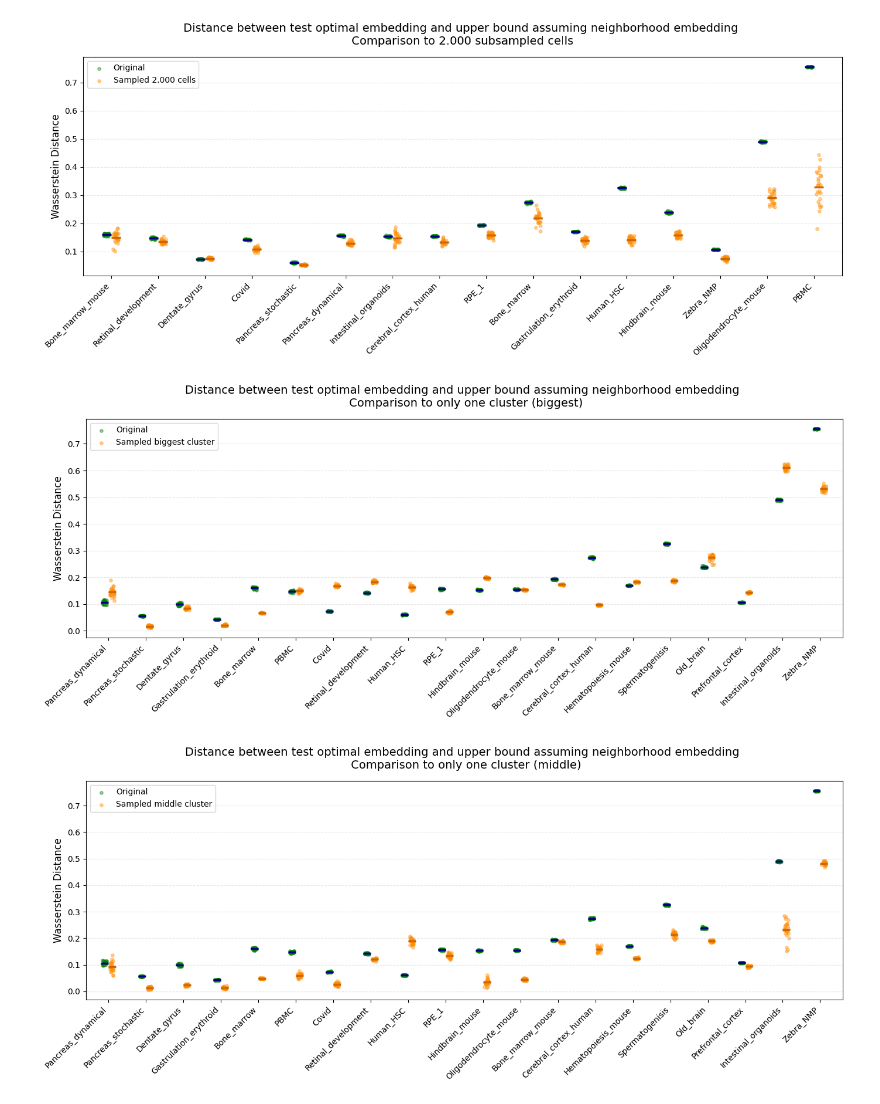
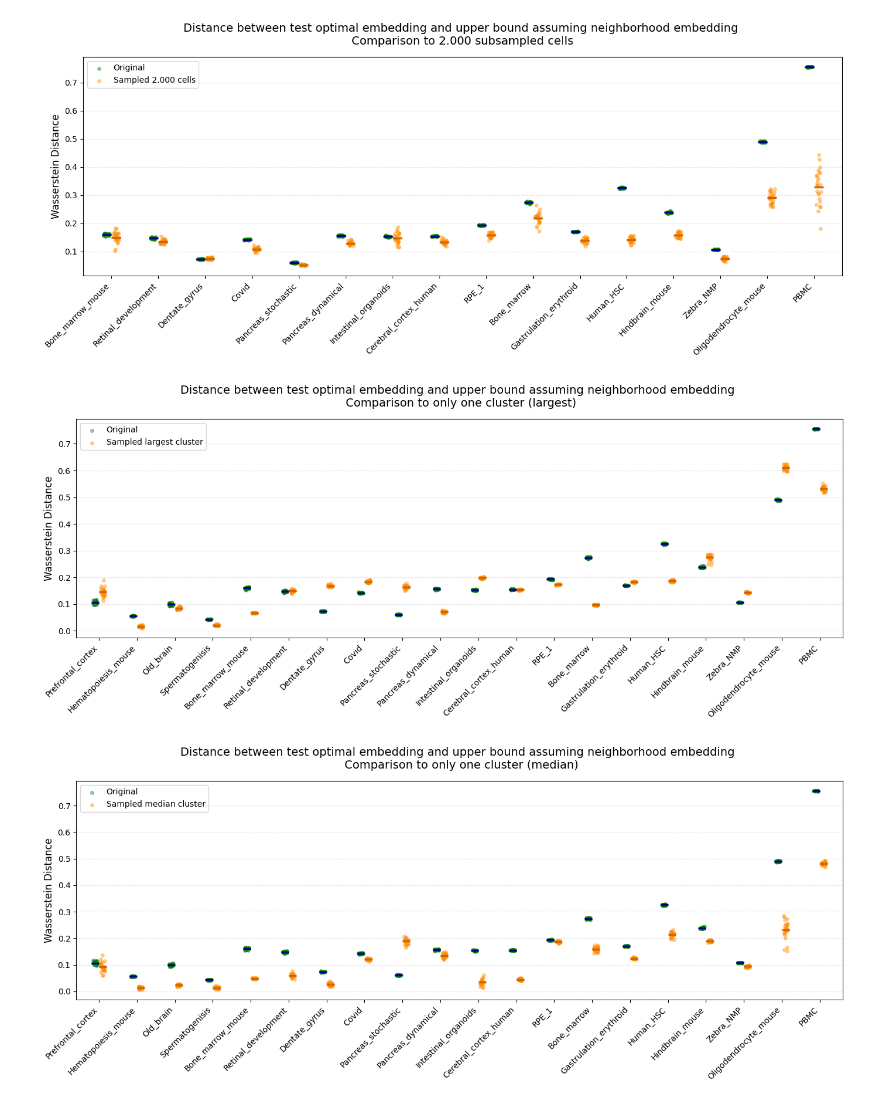
Before and after one commit to Johanna-Engeln/masterthesis_velocity, a Jupyter notebook: script/0529_plotsEmbeddingDistance.ipynb, the cells around one changed output. Saved outputs shown, nothing was run; the diff lists cells and outputs as text; code cells hidden in the pictures.

Commit message:
Update graphs and finalized k runs to collect all the data

```diff
--- a/script/0529_plotsEmbeddingDistance.ipynb
+++ b/script/0529_plotsEmbeddingDistance.ipynb
@@ -47,7 +47,7 @@ for name, path in datasets.items():
 
     print(f"{name}: {adata.n_obs} cells; {np.sum(adata.var.velocity_genes)} velocity genes")
 count_df = pd.DataFrame(list(cell.items()), columns=['Dataset', 'CellCount'])
-gene_df = pd.DataFrame(list(cell.items()), columns=['Dataset', 'VelocityGenes'])
+gene_df = pd.DataFrame(list(gene.items()), columns=['Dataset', 'VelocityGenes'])
 # %% [output]
 Pancreas_dynamical: 3696 cells; 1027 velocity genes
 Pancreas_stochastic: 3696 cells; 1038 velocity genes
@@ -490,26 +490,26 @@ for i, name in enumerate(sorted_dataset_names):
     x_velo = i + offsets['samp']
     h_velo = ax.scatter(add_jitter(x_velo, d['samp']), d['samp'], color=colors['samp'], alpha=0.4, s=15)
     ax.hlines(np.mean(d['samp']), x_velo-0.1, x_velo+0.1, color='#cc6600', linewidth=2.5)
-    if 'Sampled biggest cluster' not in legend_elements:
-        legend_elements['Sampled biggest cluster'] = h_velo
+    if 'Sampled largest cluster' not in legend_elements:
+        legend_elements['Sampled largest cluster'] = h_velo
 
 # Set x-ticks exactly at the integer positions for the datasets
-ax.set_xticks(range(len(plotset)))
-ax.set_xticklabels(plotset, rotation=45, ha='right', fontsize=10)
-ax.set_xlim(-0.6, len(plotset) - 0.4)
+ax.set_xticks(range(len(sorted_dataset_names)))
+ax.set_xticklabels(sorted_dataset_names, rotation=45, ha='right', fontsize=10)
+ax.set_xlim(-0.6, len(sorted_dataset_names) - 0.4)
 
 ax.grid(True, axis='y', alpha=0.3, linestyle='--')
 ax.set_ylabel("Wasserstein Distance", fontsize=12)
-ax.set_title("Distance between test optimal embedding and upper bound assuming neighborhood embedding \n Comparison to only one cluster (biggest)", fontsize=14, pad=15)
+ax.set_title("Distance between test optimal embedding and upper bound assuming neighborhood embedding \n Comparison to only one cluster (largest)", fontsize=14, pad=15)
 
 # Build custom legend using our deduplicated handles
 ax.legend(legend_elements.values(), legend_elements.keys(), loc='upper left')
 
 plt.tight_layout()
-# plt.savefig("results/Wasserstein_UMAP_Neighbors.pdf", transparent=True)
+plt.savefig("/mnt/volume/Johanna_Velotest/results/final_distance_tables/Wasserstein_tSNE_biggest_cluster.pdf", transparent=True, dpi= 450)
 plt.show()
 # %% [output]
-[figure, old version]
+[figure, new version]
 # %%
 plotset = {}
 
@@ -543,38 +543,38 @@ colors = {'tsne': 'green', 'umap': 'royalblue', 'samp': 'darkorange'}
 
 # Dictionary to catch one of each handle for a clean legend
 legend_elements = {}
 
 for i, name in enumerate(sorted_dataset_names):
     d = plotset[name]
 
     # Plot Original tSNE
     x_tsne = i + offsets['tsne']
     h_tsne = ax.scatter(add_jitter(x_tsne, d['tsne']), d['tsne'], color=colors['tsne'], alpha=0.4, s=15)
     h_mean = ax.hlines(np.mean(d['tsne']), x_tsne-0.1, x_tsne+0.1, color='darkblue', linewidth=2.5)
     if 'Original' not in legend_elements:
         legend_elements['Original'] = h_tsne
 
     # Plot Subsampled
     x_velo = i + offsets['samp']
     h_velo = ax.scatter(add_jitter(x_velo, d['samp']), d['samp'], color=colors['samp'], alpha=0.4, s=15)
     ax.hlines(np.mean(d['samp']), x_velo-0.1, x_velo+0.1, color='#cc6600', linewidth=2.5)
-    if 'Sampled middle cluster' not in legend_elements:
-        legend_elements['Sampled middle cluster'] = h_velo
+    if 'Sampled median cluster' not in legend_elements:
+        legend_elements['Sampled median cluster'] = h_velo
 
 # Set x-ticks exactly at the integer positions for the datasets
-ax.set_xticks(range(len(plotset)))
-ax.set_xticklabels(plotset, rotation=45, ha='right', fontsize=10)
-ax.set_xlim(-0.6, len(plotset) - 0.4)
+ax.set_xticks(range(len(sorted_dataset_names)))
+ax.set_xticklabels(sorted_dataset_names, rotation=45, ha='right', fontsize=10)
+ax.set_xlim(-0.6, len(sorted_dataset_names) - 0.4)
 
 ax.grid(True, axis='y', alpha=0.3, linestyle='--')
 ax.set_ylabel("Wasserstein Distance", fontsize=12)
-ax.set_title("Distance between test optimal embedding and upper bound assuming neighborhood embedding \n Comparison to only one cluster (middle)", fontsize=14, pad=15)
+ax.set_title("Distance between test optimal embedding and upper bound assuming neighborhood embedding \n Comparison to only one cluster (median)", fontsize=14, pad=15)
 
 # Build custom legend using our deduplicated handles
 ax.legend(legend_elements.values(), legend_elements.keys(), loc='upper left')
 
 plt.tight_layout()
-# plt.savefig("results/Wasserstein_UMAP_Neighbors.pdf", transparent=True)
+plt.savefig("/mnt/volume/Johanna_Velotest/results/final_distance_tables/Wasserstein_tSNE_median_cluster.pdf", transparent=True, dpi= 450)
 plt.show()
 # %% [output]
-[figure, old version]
+[figure, new version]
```
Also changed, not shown: parts of 5 cells of this notebook, 5 other files.
